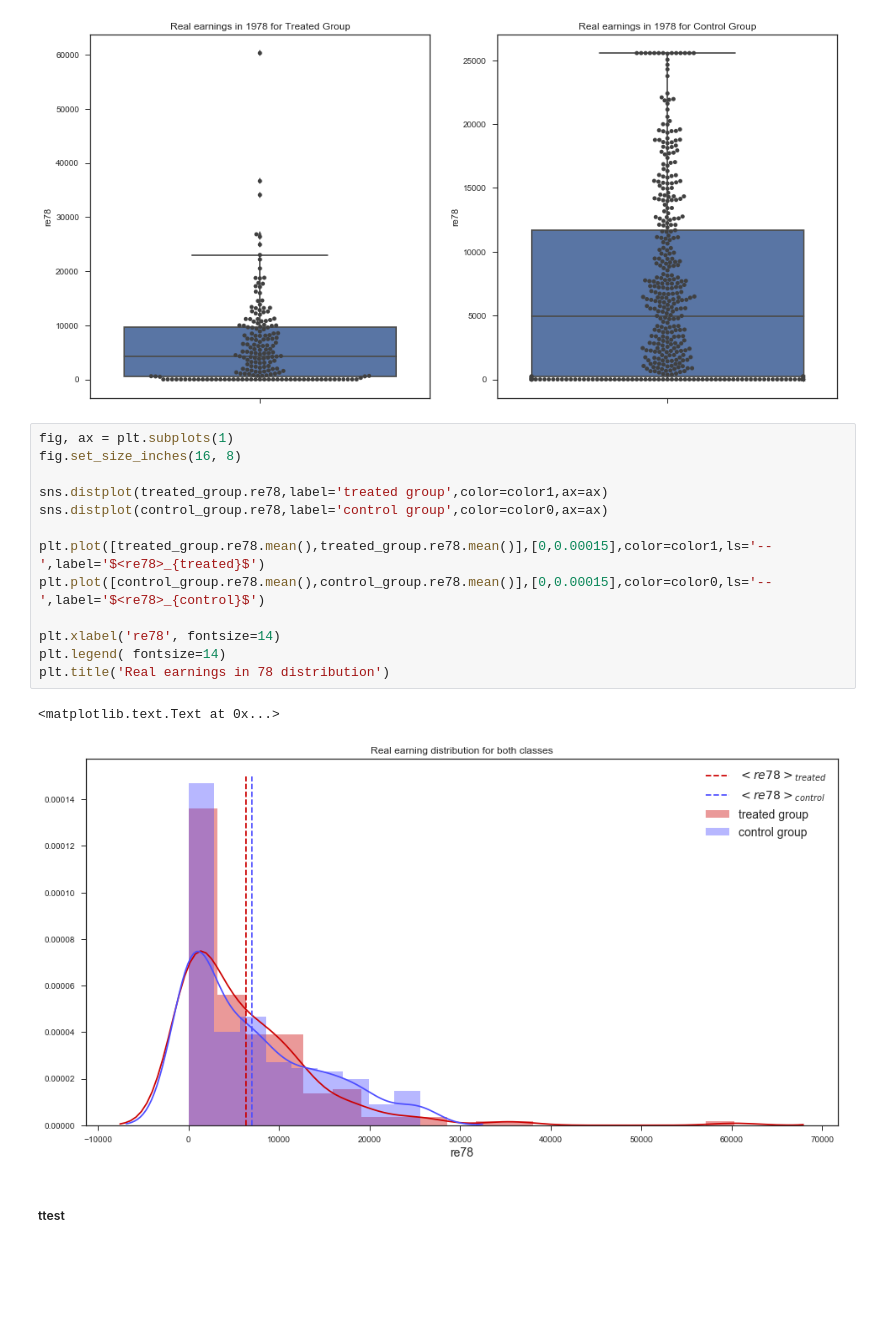
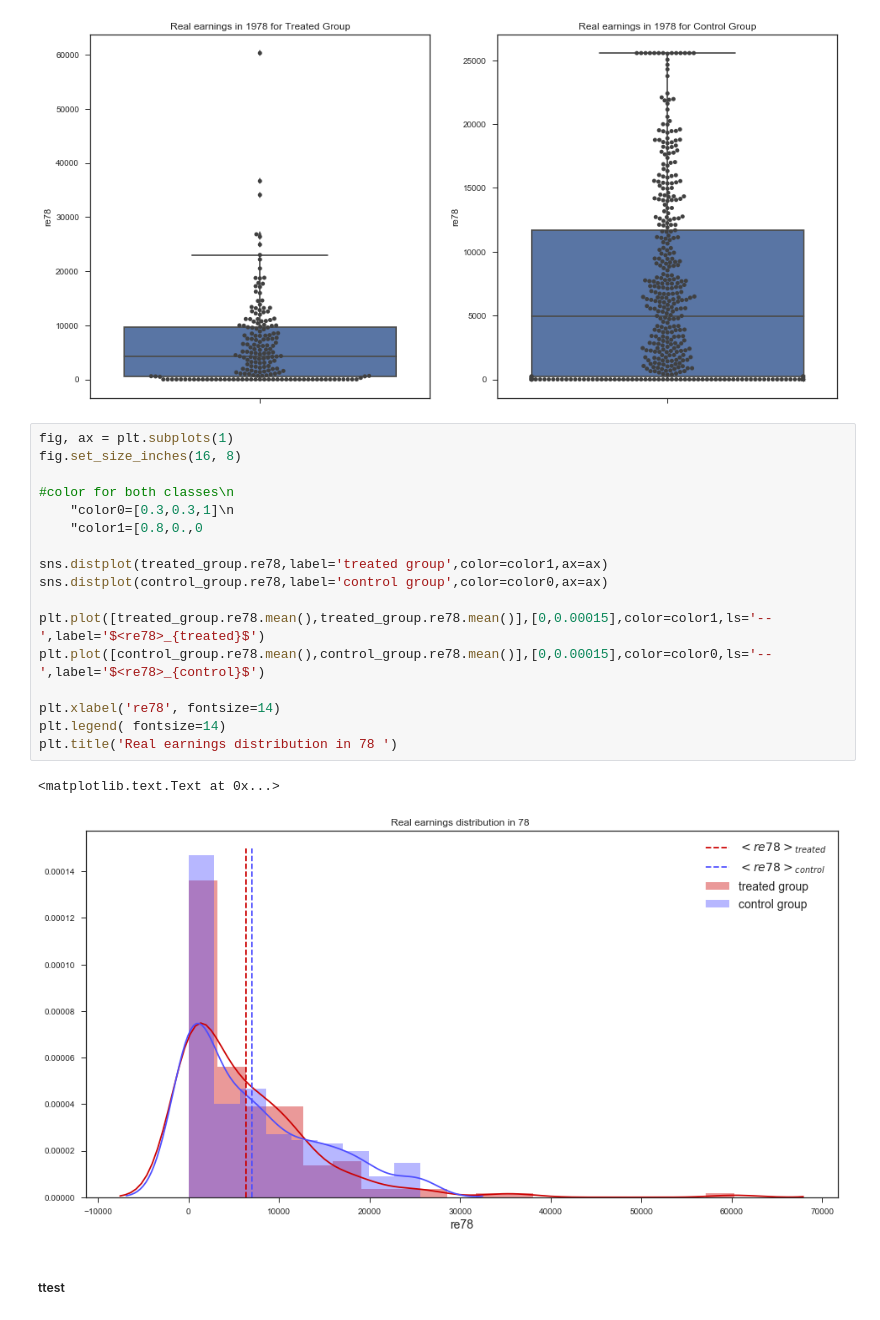
Before and after one commit to mathildemrt/ada, a Jupyter notebook: 04 - Applied ML/AppliedML.ipynb, the cells around one changed output. Cells and saved outputs as stored; diff of their text form; blank space fills up the shorter version.

```diff
--- a/04 - Applied ML/AppliedML.ipynb
+++ b/04 - Applied ML/AppliedML.ipynb
@@ -92,19 +92,23 @@ ax2.set_title("Real earnings in 1978 for Control Group")
 # %%
 fig, ax = plt.subplots(1)
 fig.set_size_inches(16, 8)
+
+#color for both classes\n
+    "color0=[0.3,0.3,1]\n
+    "color1=[0.8,0.,0
 
 sns.distplot(treated_group.re78,label='treated group',color=color1,ax=ax)
 sns.distplot(control_group.re78,label='control group',color=color0,ax=ax)
 
 plt.plot([treated_group.re78.mean(),treated_group.re78.mean()],[0,0.00015],color=color1,ls='--',label='$<re78>_{treated}$')
 plt.plot([control_group.re78.mean(),control_group.re78.mean()],[0,0.00015],color=color0,ls='--',label='$<re78>_{control}$')
 
 plt.xlabel('re78', fontsize=14)
 plt.legend( fontsize=14)
-plt.title('Real earnings in 78 distribution')
+plt.title('Real earnings distribution in 78 ')
 # %% [output]
 <matplotlib.text.Text at 0x...>
-[figure, old version]
+[figure, new version]
 # %% [markdown]
 ##### ttest
 # %%
```
